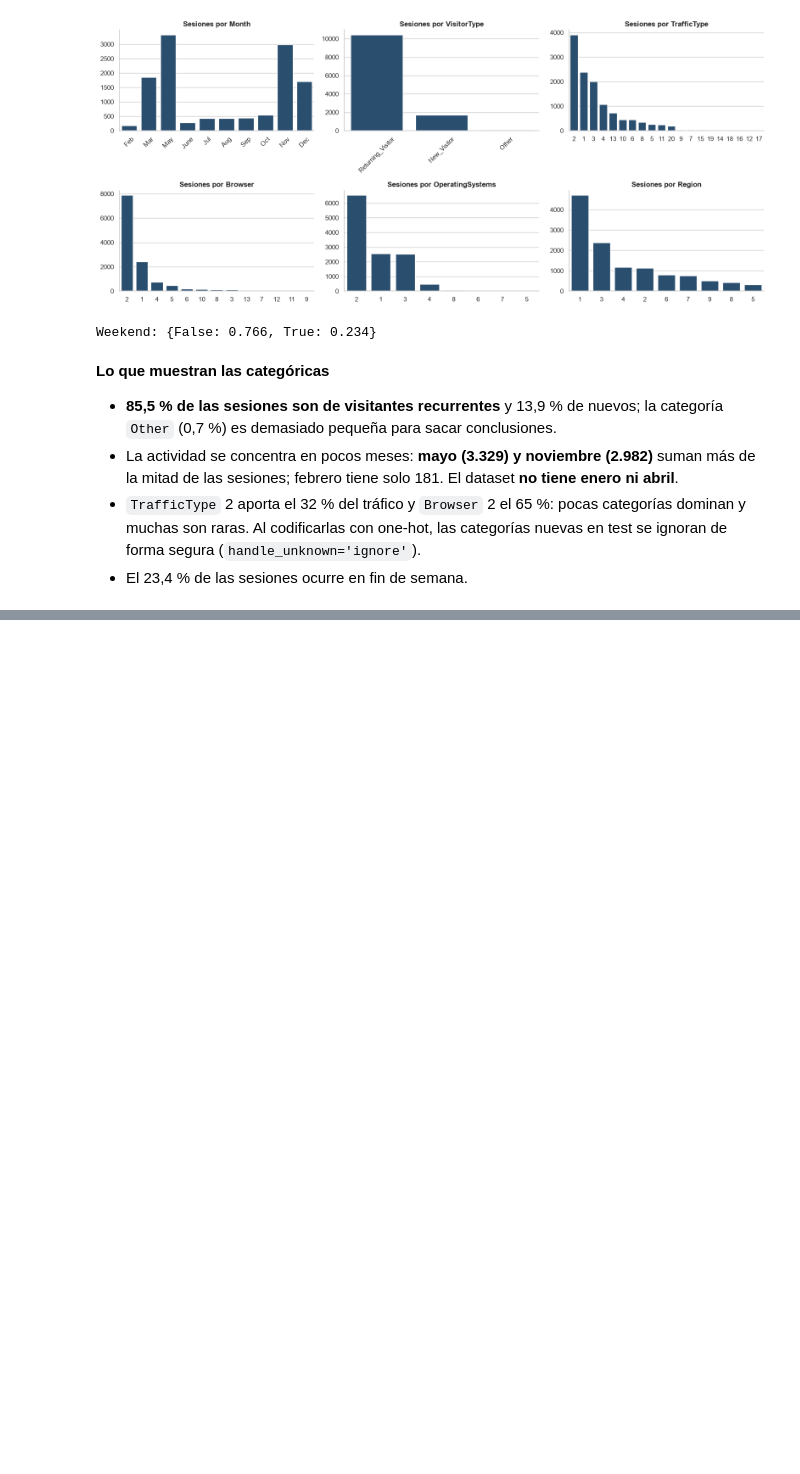
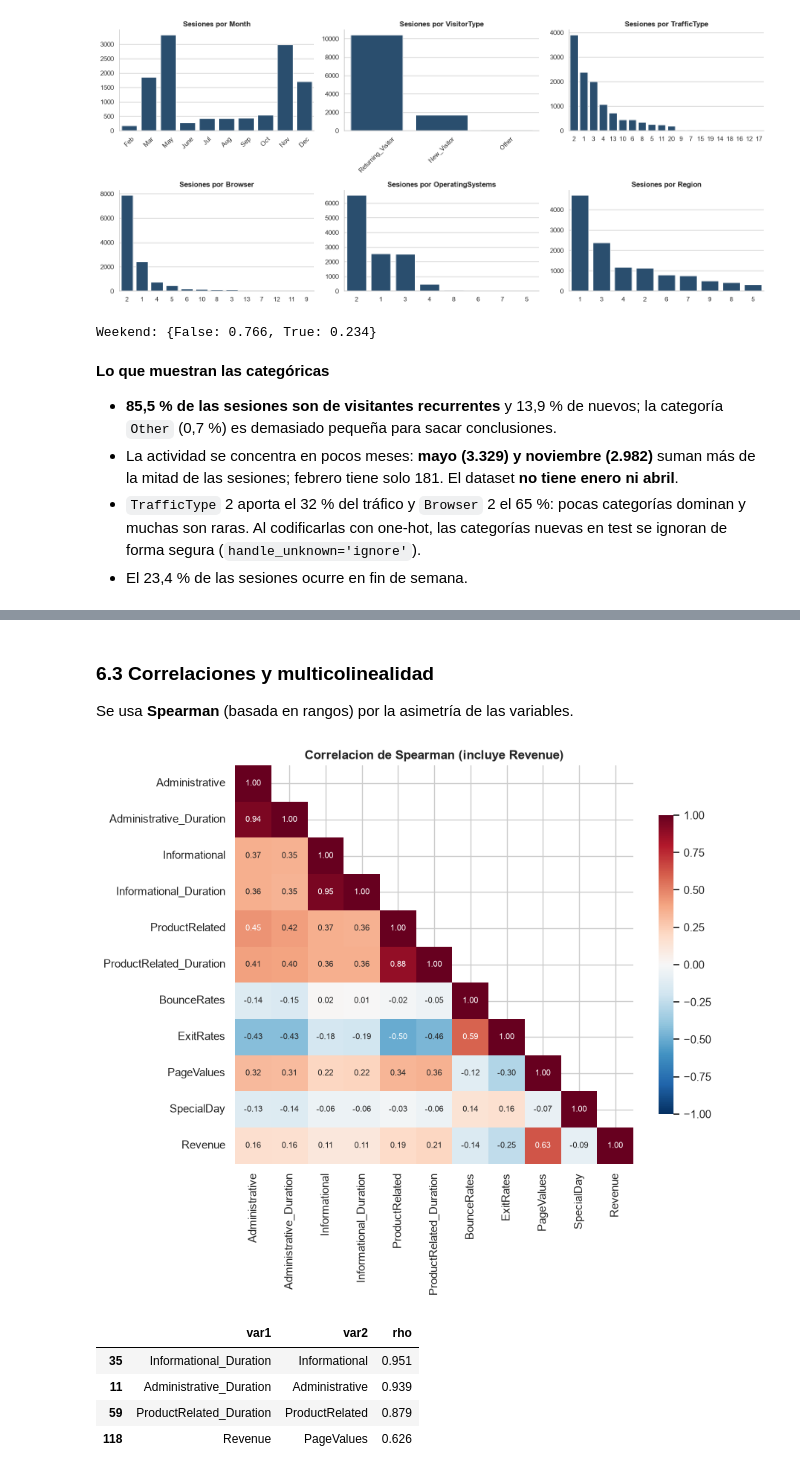
Before and after one commit to Xantyagoh/grupo3-ml-intencion-compra, a Jupyter notebook: evaluacion 4/notebooks/01_problema_y_eda.ipynb, the cells around one changed output, grey strips where cells are left out. Drawn from its saved outputs; the diff is of its cells as text; code cells hidden in the pictures; blank space fills up the shorter version.

```diff
--- a/evaluacion 4/notebooks/01_problema_y_eda.ipynb
+++ b/evaluacion 4/notebooks/01_problema_y_eda.ipynb
@@ -320,0 +402,25 @@ Weekend: {False: 0.766, True: 0.234}
+# %% [markdown]
+### 6.3 Correlaciones y multicolinealidad
+Se usa **Spearman** (basada en rangos) por la asimetría de las variables.
+# %%
+corr = df[NUM + ['Revenue']].astype(float).corr(method='spearman')
+fig, ax = plt.subplots(figsize=(9, 7.5))
+mask = np.triu(np.ones_like(corr, dtype=bool), k=1)
+sns.heatmap(corr, mask=mask, annot=True, fmt='.2f', cmap='RdBu_r', vmin=-1, vmax=1, square=True,
+            annot_kws={'size': 8}, cbar_kws={'shrink': .75}, ax=ax)
+ax.set_title('Correlacion de Spearman (incluye Revenue)')
+plt.tight_layout()
+plt.savefig(FIG / '01_correlaciones.png', dpi=150, bbox_inches='tight')
+plt.show()
+
+pares = corr.where(~mask).stack().reset_index()
+pares.columns = ['var1', 'var2', 'rho']
+pares = pares[pares['var1'] != pares['var2']]
+pares.loc[pares['rho'].abs() >= .6].sort_values('rho', key=abs, ascending=False)
+# %% [output]
+[figure, added]
+|  | var1 | var2 | rho |
+| 35 | Informational_Duration | Informational | 0.951 |
+| 11 | Administrative_Duration | Administrative | 0.939 |
+| 59 | ProductRelated_Duration | ProductRelated | 0.879 |
+| 118 | Revenue | PageValues | 0.626 |
```
Also changed, not shown: parts of 8 cells of this notebook, 3 other files.
